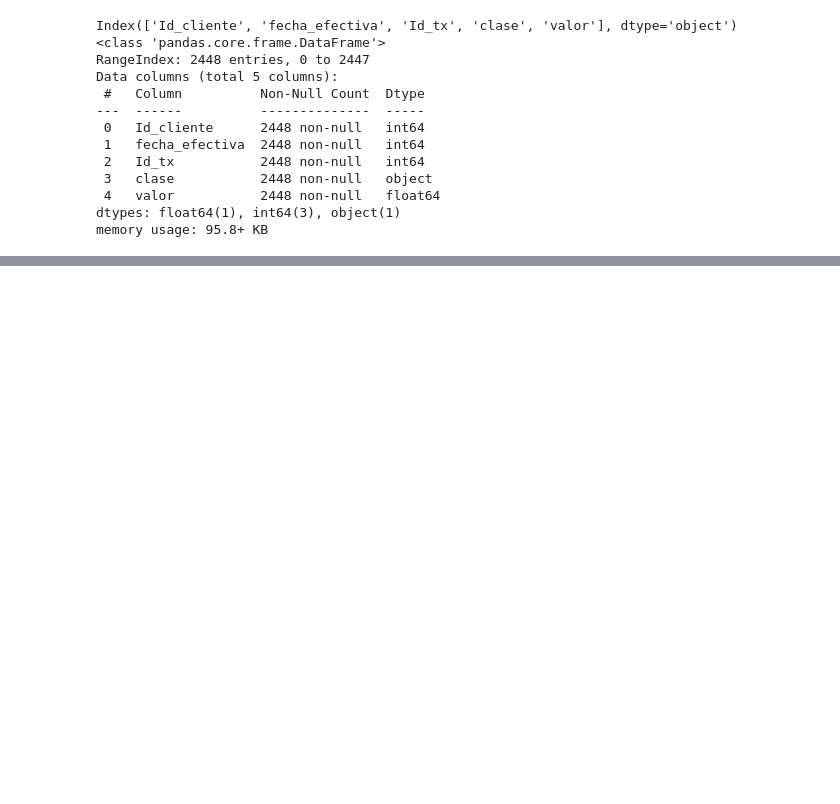
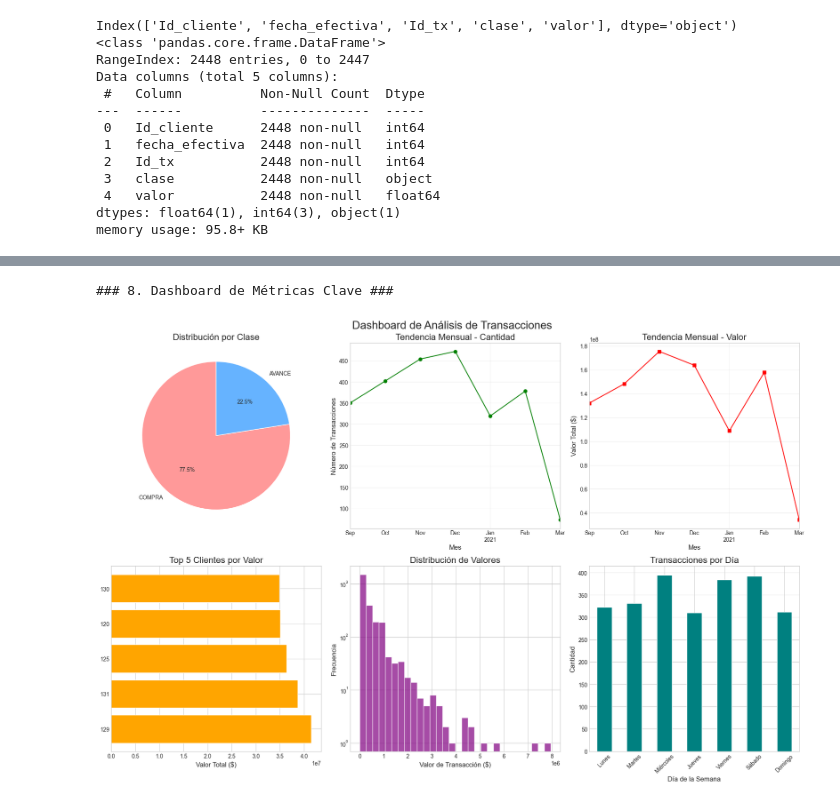
Before and after one commit to BrayanCumbalazaVallejo/customer-segmentation-test, a Jupyter notebook: homework/Sol_punto_1A.ipynb, the cells around one changed output, grey strips where cells are left out. Cells and saved outputs as stored; diff of their text form; code cells hidden in the pictures; blank space fills up the shorter version.

Commit message:
CodigoFinalizado

```diff
--- a/homework/Sol_punto_1A.ipynb
+++ b/homework/Sol_punto_1A.ipynb
@@ -177,0 +293,79 @@ Análisis Descriptivo Completado ✅
+# %%
+# --- 8. Dashboard de Métricas Clave ---
+print("\n### 8. Dashboard de Métricas Clave ###")
+
+# Crear un dashboard con múltiples métricas
+fig, axes = plt.subplots(2, 3, figsize=(18, 12))
+fig.suptitle('Dashboard de Análisis de Transacciones', fontsize=20, y=0.98)
+
+# Gráfico 1: Pie chart de distribución por clase
+axes[0,0].pie(clase_counts.values, labels=clase_counts.index, autopct='%1.1f%%',
+              colors=['#ff9999','#66b3ff'], startangle=90)
+axes[0,0].set_title('Distribución por Clase')
+
+# Gráfico 2: Tendencia mensual de transacciones
+monthly_summary['numero_transacciones'].plot(ax=axes[0,1], marker='o', color='green')
+axes[0,1].set_title('Tendencia Mensual - Cantidad')
+axes[0,1].set_xlabel('Mes')
+axes[0,1].set_ylabel('Número de Transacciones')
+axes[0,1].grid(True, alpha=0.3)
+
+# Gráfico 3: Tendencia mensual de valores
+monthly_summary['valor_total'].plot(ax=axes[0,2], marker='s', color='red')
+axes[0,2].set_title('Tendencia Mensual - Valor')
+axes[0,2].set_xlabel('Mes')
+axes[0,2].set_ylabel('Valor Total ($)')
+axes[0,2].grid(True, alpha=0.3)
+
+# Gráfico 4: Top 5 clientes
+top_5_clientes = stats_por_cliente.nlargest(5, 'Valor_Total')
+axes[1,0].barh(range(len(top_5_clientes)), top_5_clientes['Valor_Total'], color='orange')
+axes[1,0].set_yticks(range(len(top_5_clientes)))
+axes[1,0].set_yticklabels(top_5_clientes.index)
+axes[1,0].set_title('Top 5 Clientes por Valor')
+axes[1,0].set_xlabel('Valor Total ($)')
+
+# Gráfico 5: Distribución de valores (log scale)
+df['valor'].hist(bins=30, ax=axes[1,1], alpha=0.7, color='purple')
+axes[1,1].set_title('Distribución de Valores')
+axes[1,1].set_xlabel('Valor de Transacción ($)')
+axes[1,1].set_ylabel('Frecuencia')
+axes[1,1].set_yscale('log')
+
+
+# --- Cálculo de transacciones por día de la semana ---
+# Este bloque define la variable 'transacciones_por_dia' que falta.
+
+# 1. Extraer el nombre del día de la semana a partir de la fecha.
+df['dia_semana'] = df['fecha_efectiva'].dt.day_name()
+
+# 2. Definir el orden cronológico de los días para que el gráfico se muestre correctamente.
+#    (Pandas por defecto devuelve los nombres en inglés).
+dias_en_orden = ['Monday', 'Tuesday', 'Wednesday', 'Thursday', 'Friday', 'Saturday', 'Sunday']
+df['dia_semana'] = pd.Categorical(df['dia_semana'], categories=dias_en_orden, ordered=True)
+
+# 3. Agrupar por el día de la semana y contar el número de transacciones.
+transacciones_por_dia = df.groupby('dia_semana').agg(
+    Cantidad=('Id_tx', 'count')
+)
+
+# 4. (Opcional) Si deseas traducir los nombres de los días a español para el gráfico:
+nombres_dias_es = ['Lunes', 'Martes', 'Miércoles', 'Jueves', 'Viernes', 'Sábado', 'Domingo']
+transacciones_por_dia.index = nombres_dias_es
+
+
+# Gráfico 6: Métricas por día de la semana
+transacciones_por_dia['Cantidad'].plot(kind='bar', ax=axes[1,2], color='teal')
+axes[1,2].set_title('Transacciones por Día')
+axes[1,2].set_xlabel('Día de la Semana')
+axes[1,2].set_ylabel('Cantidad')
+axes[1,2].tick_params(axis='x', rotation=45)
+
+plt.tight_layout()
+plt.show()
+
+print("\n==========================================================")
+print("Análisis Completo de Visualizaciones Finalizado ✅")
+# %% [output]
+### 8. Dashboard de Métricas Clave ###
+[figure, added]
```
Also changed, not shown: parts of 6 cells of this notebook, 7 other files.
